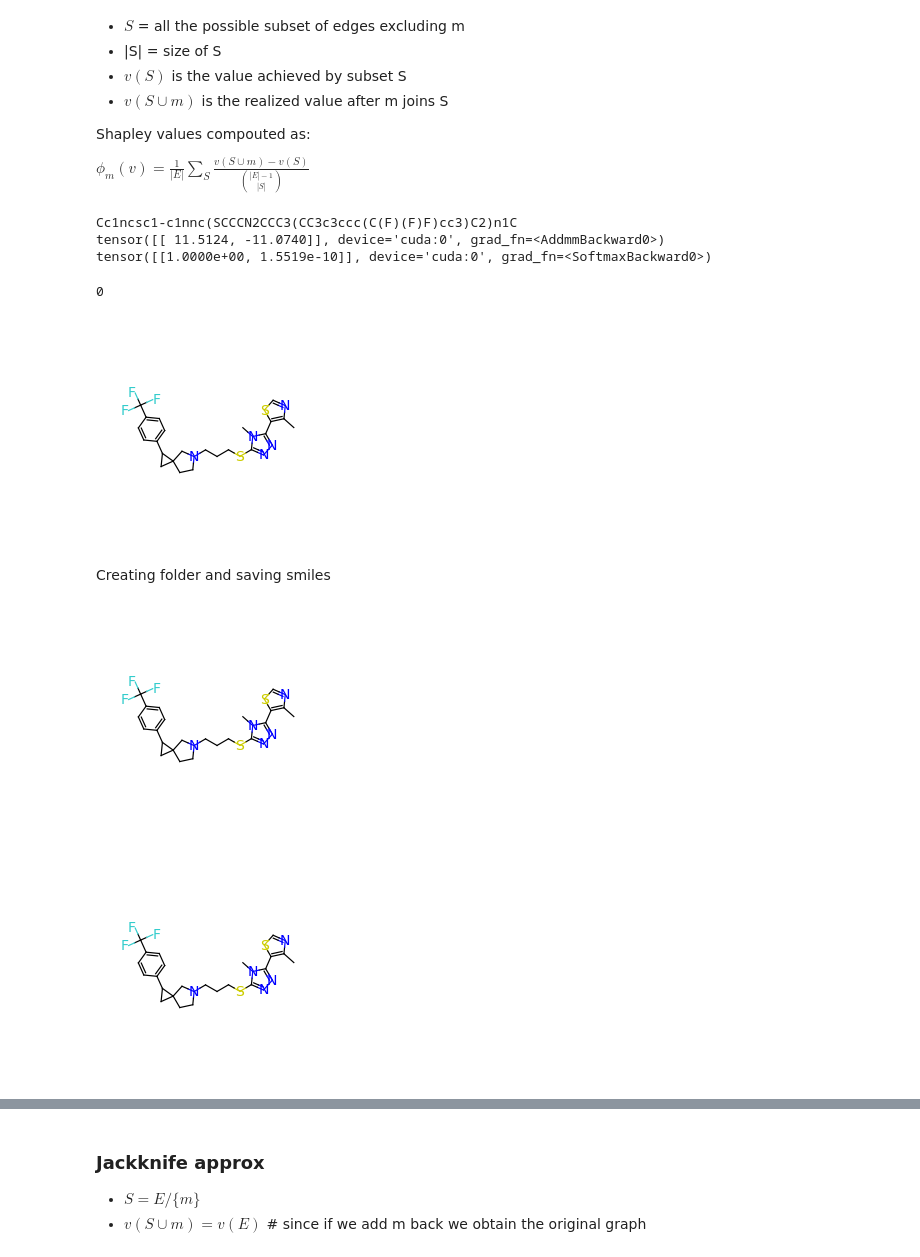
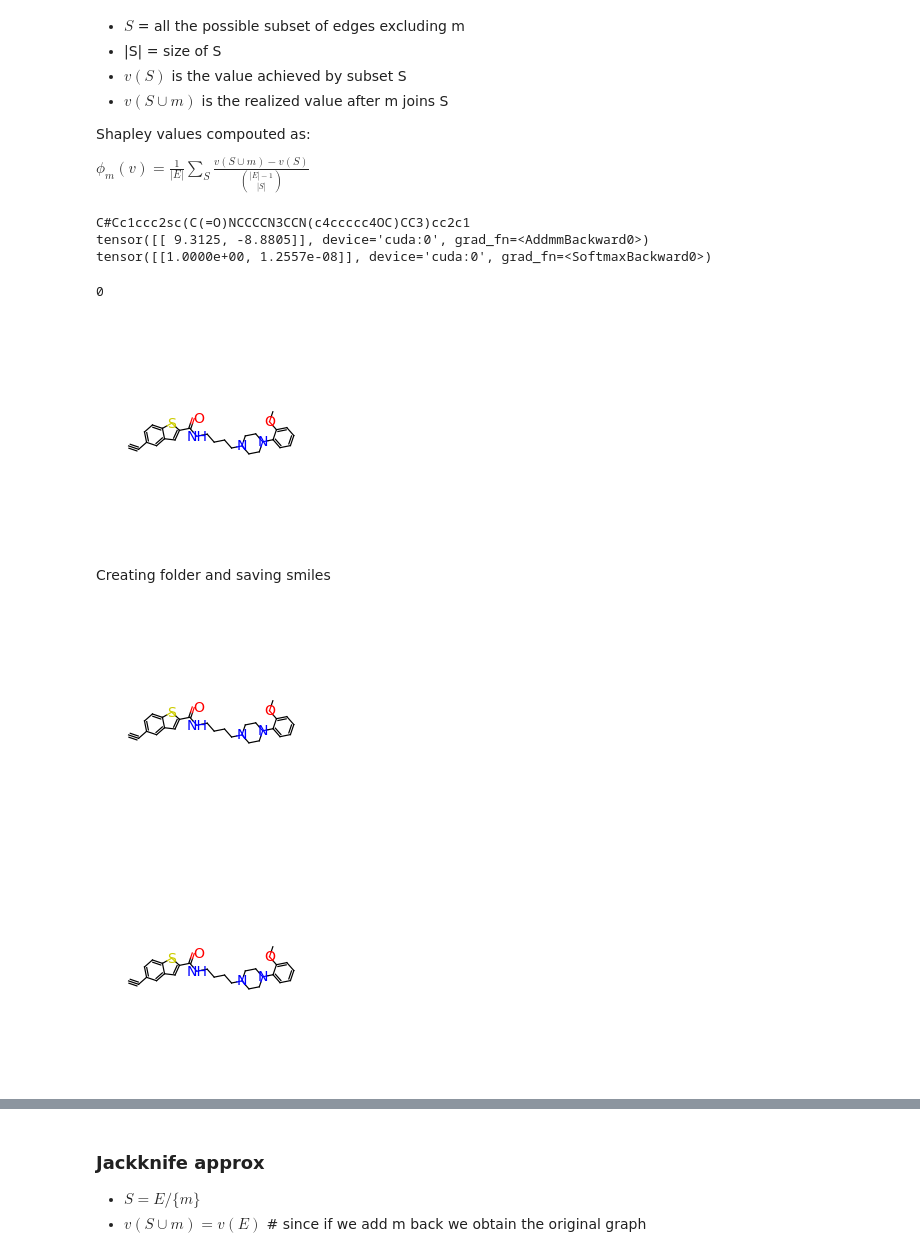
Before and after one commit to AndMastro/EdgeSHAPer, a Jupyter notebook: src/graphSHAper.ipynb, the cells around one changed output, grey strips where cells are left out. Drawn from its saved outputs; the diff is of its cells as text; code cells hidden in the pictures.

```diff
--- a/src/graphSHAper.ipynb
+++ b/src/graphSHAper.ipynb
@@ -353,30 +353,30 @@ $\phi_m(v) = \frac{1}{|E|} \sum_S \frac{v(S \cup {m}) - v(S)}{\binom{|E|-1}{|S|}
 # %%
 #test nums 78, 89, 2 is predicted to interact with target cpd, sample 0 is random for single target dataset with target 1. class 0 interacts, class 1 is random
 # 78 is predicted to interact with target for dataset with target 2. 0 interacts with random
 # for dual target Q9Y5N1_P31645 sample 0 has class 0
 # for dual target P27338_P29274 sample 0 is class 0
 # for dual targe P27338_P22303 sample 4 is class 0
-test_set_index = 112
+test_set_index = 458
 test_cpd = test_data[test_set_index].to(device)
 print(test_cpd.smiles)
 mol_test = data.Molecule.from_smiles(test_cpd.smiles, with_hydrogen=False)
 mol_test.visualize()
 
 model.eval()
 # all nodes belong to same graph
 batch = torch.zeros(test_cpd.x.shape[0], dtype=int, device=test_cpd.x.device)
 out = model(test_cpd.x, test_cpd.edge_index, batch=batch)
 out_prob = F.softmax(out, dim = 1)
 target_class = torch.argmax(out_prob[0]).item()
 print(out)
 print(out_prob)
 target_class
 # %% [output]
-Cc1ncsc1-c1nnc(SCCCN2CCC3(CC3c3ccc(C(F)(F)F)cc3)C2)n1C
-tensor([[ 11.5124, -11.0740]], device='cuda:0', grad_fn=<AddmmBackward0>)
-tensor([[1.0000e+00, 1.5519e-10]], device='cuda:0', grad_fn=<SoftmaxBackward0>)
+C#Cc1ccc2sc(C(=O)NCCCCN3CCN(c4ccccc4OC)CC3)cc2c1
+tensor([[ 9.3125, -8.8805]], device='cuda:0', grad_fn=<AddmmBackward0>)
+tensor([[1.0000e+00, 1.2557e-08]], device='cuda:0', grad_fn=<SoftmaxBackward0>)
 0
-[figure, old version]
+[figure, new version]
 # %% [markdown]
 Creating folder and saving smiles
 # %%
@@ -400,8 +400,8 @@ if SAVE:
 
 mol_test.visualize()
 # %% [output]
-[figure, old version]
+[figure, new version]
-[figure, old version]
+[figure, new version]
 # %%
 print(test_cpd.edge_index)
 print(test_cpd.edge_index.shape)
```
Also changed, not shown: parts of 9 cells of this notebook, 8 other files.
